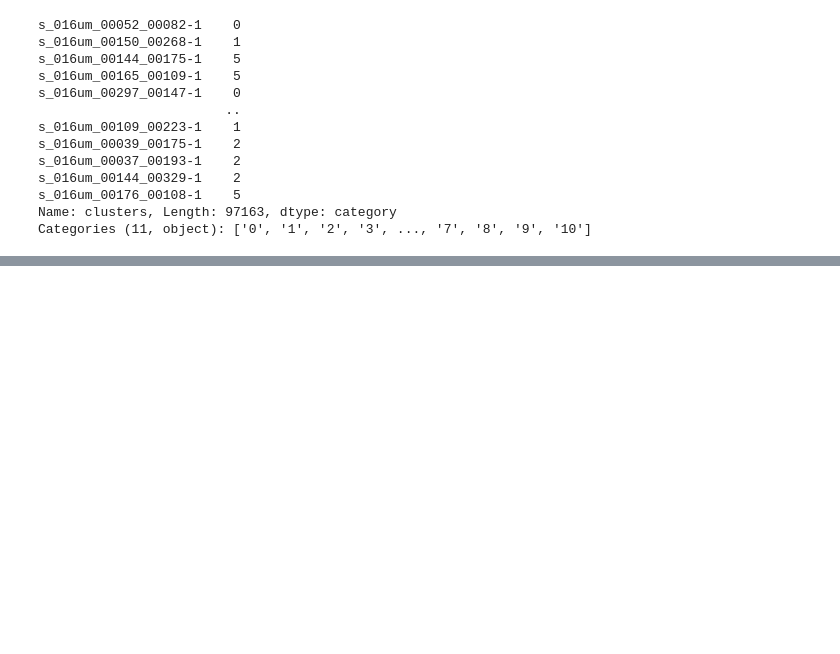
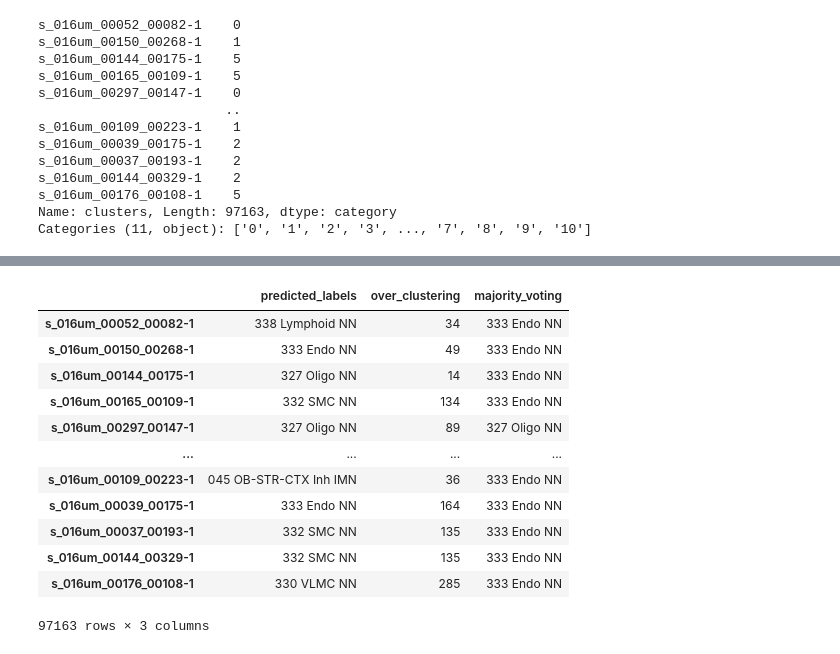
Before and after one commit to gkanfer/SpatialOmicsToolkit, a Jupyter notebook: Comparison of Three Different Approaches for Clustering Analysis.ipynb, the cells around one changed output, grey strips where cells are left out. Saved outputs shown, nothing was run; the diff lists cells and outputs as text; code cells hidden in the pictures; blank space fills up the shorter version.

```diff
--- a/Comparison of Three Different Approaches for Clustering Analysis.ipynb
+++ b/Comparison of Three Different Approaches for Clustering Analysis.ipynb
@@ -222,0 +298,3 @@ ValueError: Expected palette to be of length `11`, found `15`. Removing the colo
+# %%
+Mouse_Whole_Brain = models.Model.load(model = 'Mouse_Whole_Brain.pkl')
+Developing_Mouse_Hippocampus = models.Model.load(model = 'Developing_Mouse_Hippocampus.pkl')
@@ -222,0 +311,6 @@ ValueError: Expected palette to be of length `11`, found `15`. Removing the colo
+# %%
+predictions_Mouse_Whole_Brain = celltypist.annotate(
+    andata016, model=Mouse_Whole_Brain, majority_voting=True
+)
+andata016.X = log1p_data
+predictions = celltypist.annotate(andata016, model = model, majority_voting = True)
@@ -222,0 +349,5 @@ ValueError: Expected palette to be of length `11`, found `15`. Removing the colo
+# %%
+predictions_Mouse_Whole_Brain = predictions_Mouse_Whole_Brain.to_adata()
+andata016.obs["celltypist_cell_label_coarse"] = predictions_Mouse_Whole_Brain.obs.loc[
+    predictions_Mouse_Whole_Brain.obs.index, "majority_voting"
+]
@@ -222,0 +366,4 @@ ValueError: Expected palette to be of length `11`, found `15`. Removing the colo
+# %%
+# Use the log1p normalized data for CellTypist
+andata016.X = log1p_data
+predictions = celltypist.annotate(andata016, model = model, majority_voting = True)
@@ -222,0 +382,16 @@ ValueError: Expected palette to be of length `11`, found `15`. Removing the colo
+# %%
+predictions.predicted_labels
+# %% [output]
+|  | predicted_labels | over_clustering | majority_voting |
+| s_016um_00052_00082-1 | 338 Lymphoid NN | 34 | 333 Endo NN |
+| s_016um_00150_00268-1 | 333 Endo NN | 49 | 333 Endo NN |
+| s_016um_00144_00175-1 | 327 Oligo NN | 14 | 333 Endo NN |
+| s_016um_00165_00109-1 | 332 SMC NN | 134 | 333 Endo NN |
+| s_016um_00297_00147-1 | 327 Oligo NN | 89 | 327 Oligo NN |
+| ... | ... | ... | ... |
+| s_016um_00109_00223-1 | 045 OB-STR-CTX Inh IMN | 36 | 333 Endo NN |
+| s_016um_00039_00175-1 | 333 Endo NN | 164 | 333 Endo NN |
+| s_016um_00037_00193-1 | 332 SMC NN | 135 | 333 Endo NN |
+| s_016um_00144_00329-1 | 332 SMC NN | 135 | 333 Endo NN |
+| s_016um_00176_00108-1 | 330 VLMC NN | 285 | 333 Endo NN |
+97163 rows × 3 columns
```
Also changed, not shown: parts of 18 cells of this notebook, 16 other files.
